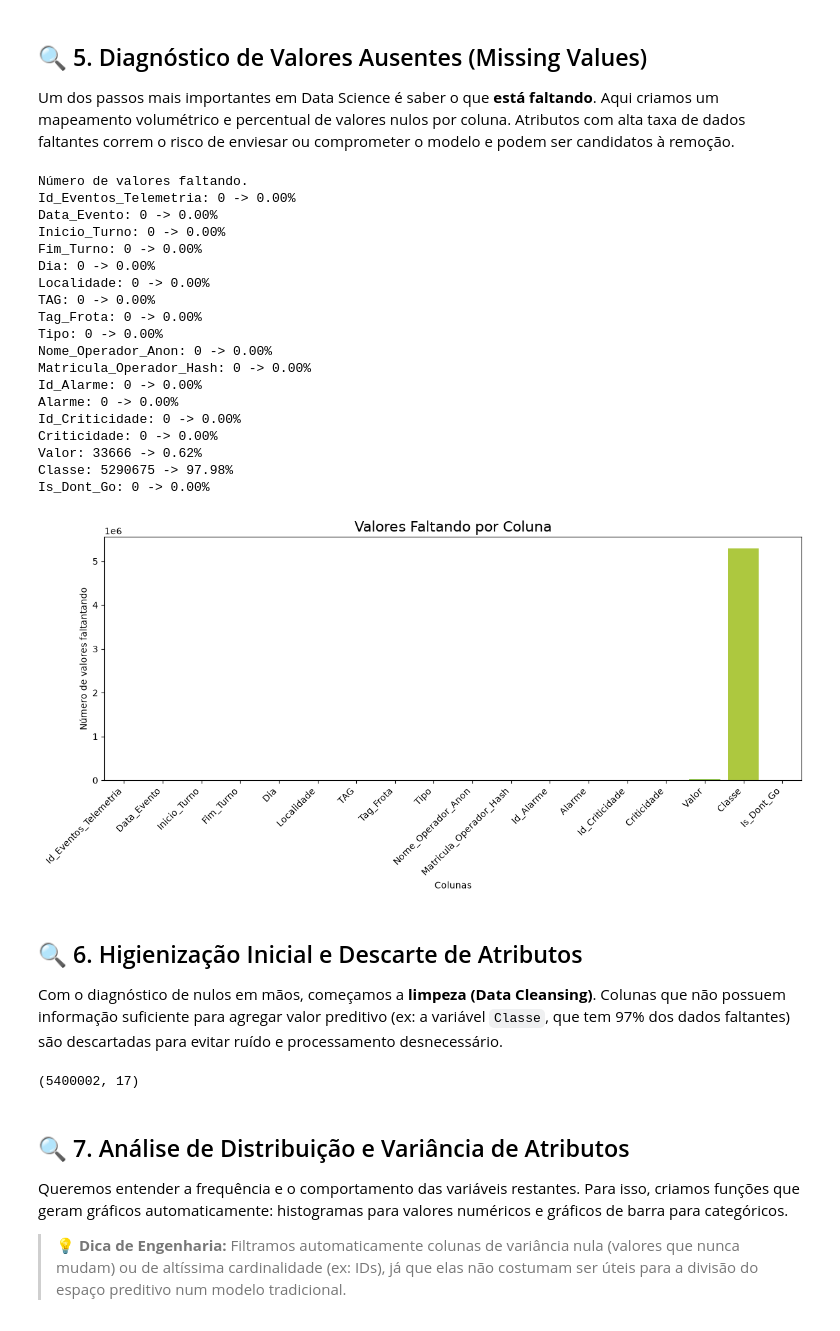
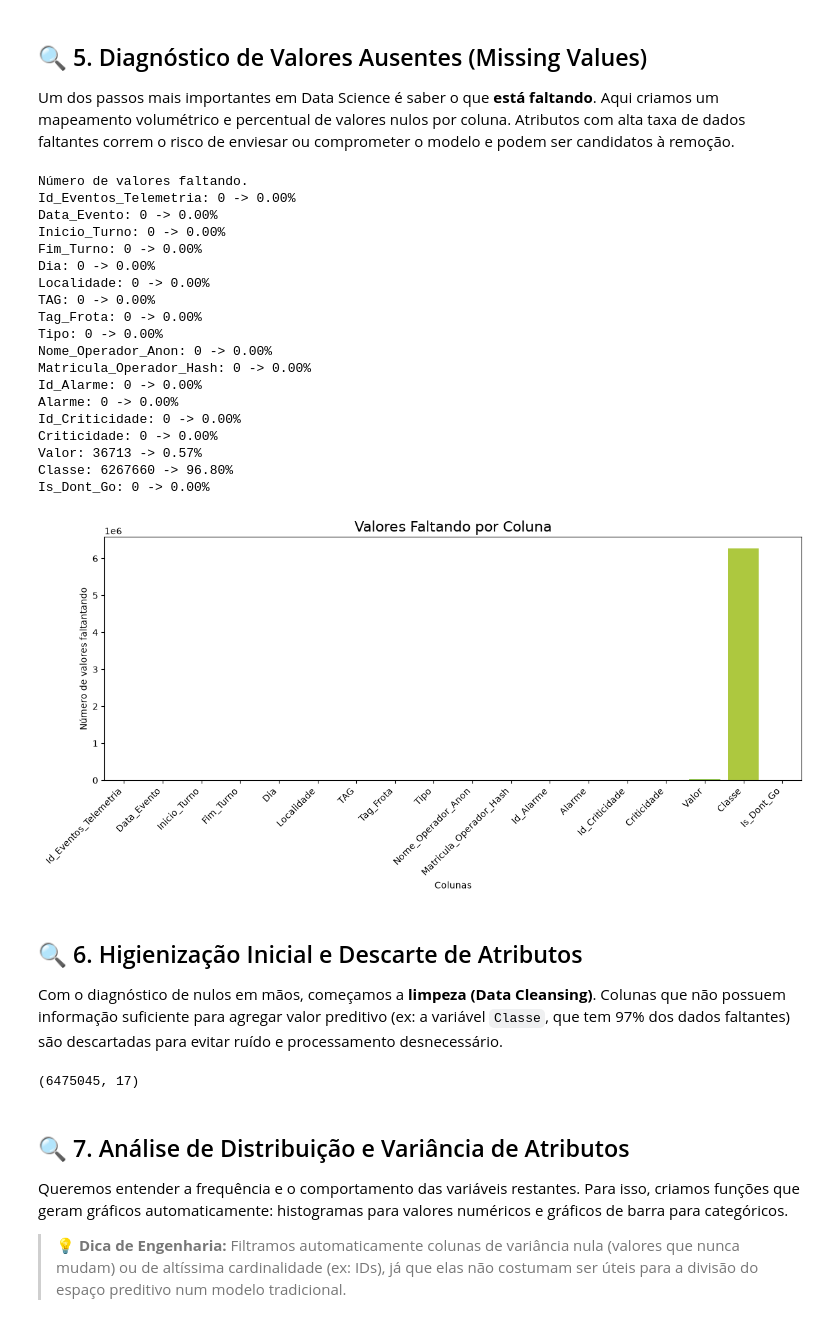
Before and after one commit to luiz2801/Projeto_Vale, a Jupyter notebook: notebooks/01_data_understanding.ipynb, the cells around one changed output. Drawn from its saved outputs; the diff is of its cells as text; code cells hidden in the pictures.

```diff
--- a/notebooks/01_data_understanding.ipynb
+++ b/notebooks/01_data_understanding.ipynb
@@ -17,16 +17,18 @@ Nesta etapa fundamental, importamos os dados crus de telemetria (ex: mês de Jan
 # %%
 seed = 42
 path = "../data/telemetry/processed"
-january = "../data/telemetry/processed/jan.csv"
-march =  "../data/telemetry/processed/marco.csv"
-#jan = pd.read_csv(january)
-jan = pd.read_csv(january, dtype={"Valor": str, "Classe": str})
-mar = pd.read_csv(march, dtype={"Valor": str, "Classe": str})
 
+# Defina o mês que deseja trabalhar (ex: 'jan', 'feb', 'marco')
+months = ["jan", "feb", "marco", "apr", "may", "jun"]
+mes = 3
+mes_escolhido = months[mes]
+arquivo_mes = f"../data/telemetry/processed/{mes_escolhido}.csv"
+
+df = pd.read_csv(arquivo_mes, dtype={"Valor": str, "Classe": str})
 
 path_alarmes = "../Material/"
 alarmes = os.path.join(path_alarmes, "Alarmes - Regra de Negocio.csv")
 alar = pd.read_csv(alarmes)
 
-print(f"Esse é o head de março: \n\n {mar.head()}")
+print(f"Esse é o head do dataframe: \n\n {df.head()}")
 # %% [output]
@@ -83,8 +83,6 @@ from matplotlib.backends.backend_pdf import PdfPages
 import matplotlib.pyplot as plt
 
 # 1. Lendo os dados
-#df = jan
-df = mar
 # Pegando as primeiras linhas
 df_to_plot = df.head(10)
 
@@ -155,46 +153,46 @@ def show_missig_values(dataset):
                 palette="viridis",
                 legend=False,
                 dodge=False)
 
     plt.xticks(rotation=45, ha='right')
     plt.title("Valores Faltando por Coluna", fontsize=16)
     plt.xlabel("Colunas")
     plt.ylabel("Número de valores faltantando")
     plt.tight_layout()
     plt.show()
 #for i in months:
 #    show_missig_values(i)
-show_missig_values(jan)
+show_missig_values(df)
 # %% [output]
 Número de valores faltando.
 Id_Eventos_Telemetria: 0 -> 0.00%
 Data_Evento: 0 -> 0.00%
 Inicio_Turno: 0 -> 0.00%
 Fim_Turno: 0 -> 0.00%
 Dia: 0 -> 0.00%
 Localidade: 0 -> 0.00%
 TAG: 0 -> 0.00%
 Tag_Frota: 0 -> 0.00%
 Tipo: 0 -> 0.00%
 Nome_Operador_Anon: 0 -> 0.00%
 Matricula_Operador_Hash: 0 -> 0.00%
 Id_Alarme: 0 -> 0.00%
 Alarme: 0 -> 0.00%
 Id_Criticidade: 0 -> 0.00%
 Criticidade: 0 -> 0.00%
-Valor: 33666 -> 0.62%
-Classe: 5290675 -> 97.98%
+Valor: 36713 -> 0.57%
+Classe: 6267660 -> 96.80%
 Is_Dont_Go: 0 -> 0.00%
-[figure, old version]
+[figure, new version]
 # %% [markdown]
 ## 🔍 6. Higienização Inicial e Descarte de Atributos
 
 Com o diagnóstico de nulos em mãos, começamos a **limpeza (Data Cleansing)**. Colunas que não possuem informação suficiente para agregar valor preditivo (ex: a variável `Classe`, que tem 97% dos dados faltantes) são descartadas para evitar ruído e processamento desnecessário.
 # %%
-jan = jan.drop(columns="Classe")
-print(jan.shape)
+df = df.drop(columns="Classe")
+print(df.shape)
 # %% [output]
-(5400002, 17)
+(6475045, 17)
 # %% [markdown]
 ## 🔍 7. Análise de Distribuição e Variância de Atributos
 
```
Also changed, not shown: parts of 16 cells of this notebook, 24 other files.
